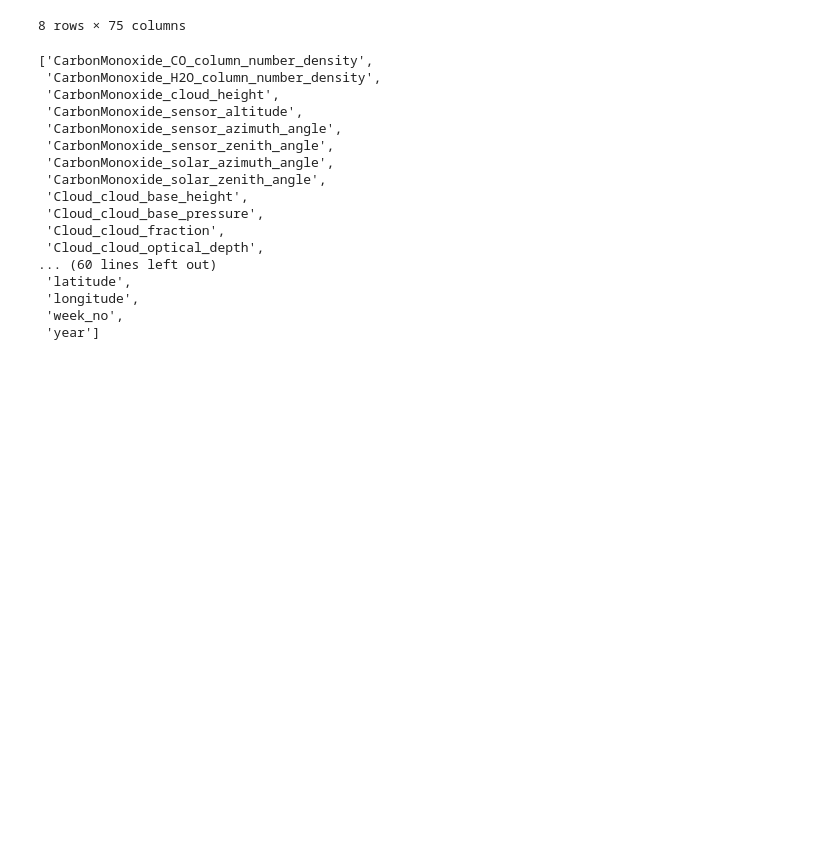
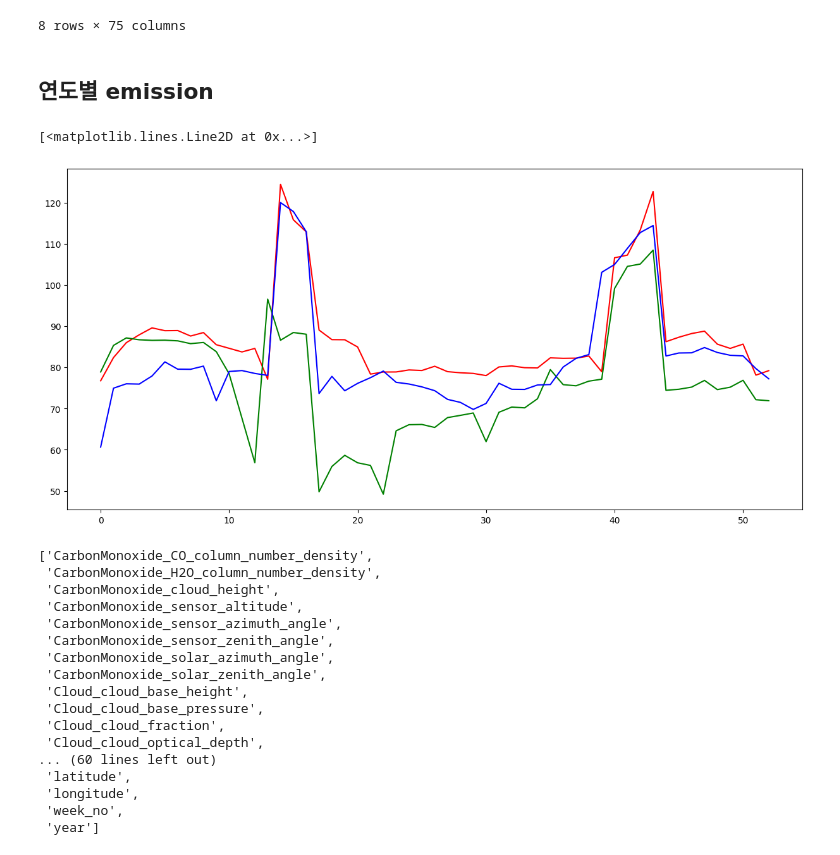
Before and after one commit to yudavid0611/kaggle-co2, a Jupyter notebook: dev/eda/eda.ipynb, the cells around one changed output. Drawn from its saved outputs; the diff is of its cells as text; code cells hidden in the pictures; blank space fills up the shorter version.

```diff
--- a/dev/eda/eda.ipynb
+++ b/dev/eda/eda.ipynb
@@ -38,3 +36,22 @@ columns = sorted(train.columns)
+# %% [markdown]
+## 연도별 emission
+# %%
+train_groupby = train.groupby(by=['week_no', 'year'])[['emission']].mean()
+# %%
+train_groupby = train_groupby.reset_index('year', drop=False)
+# %%
+train_2019 = train_groupby.loc[train_groupby['year'] == 2019, 'emission']
+train_2020 = train_groupby.loc[train_groupby['year'] == 2020, 'emission']
+train_2021 = train_groupby.loc[train_groupby['year'] == 2021, 'emission']
+# %%
+plt.figure(figsize=(15, 7))
+
+plt.plot(train_2019, color='red')
+plt.plot(train_2020, color='green')
+plt.plot(train_2021, color='blue')
+# %% [output]
+[<matplotlib.lines.Line2D at 0x...>]
+[figure, added]
 # %%
 columns
 # %% [output]
```
Also changed, not shown: parts of 25 cells of this notebook, 5 other files.
